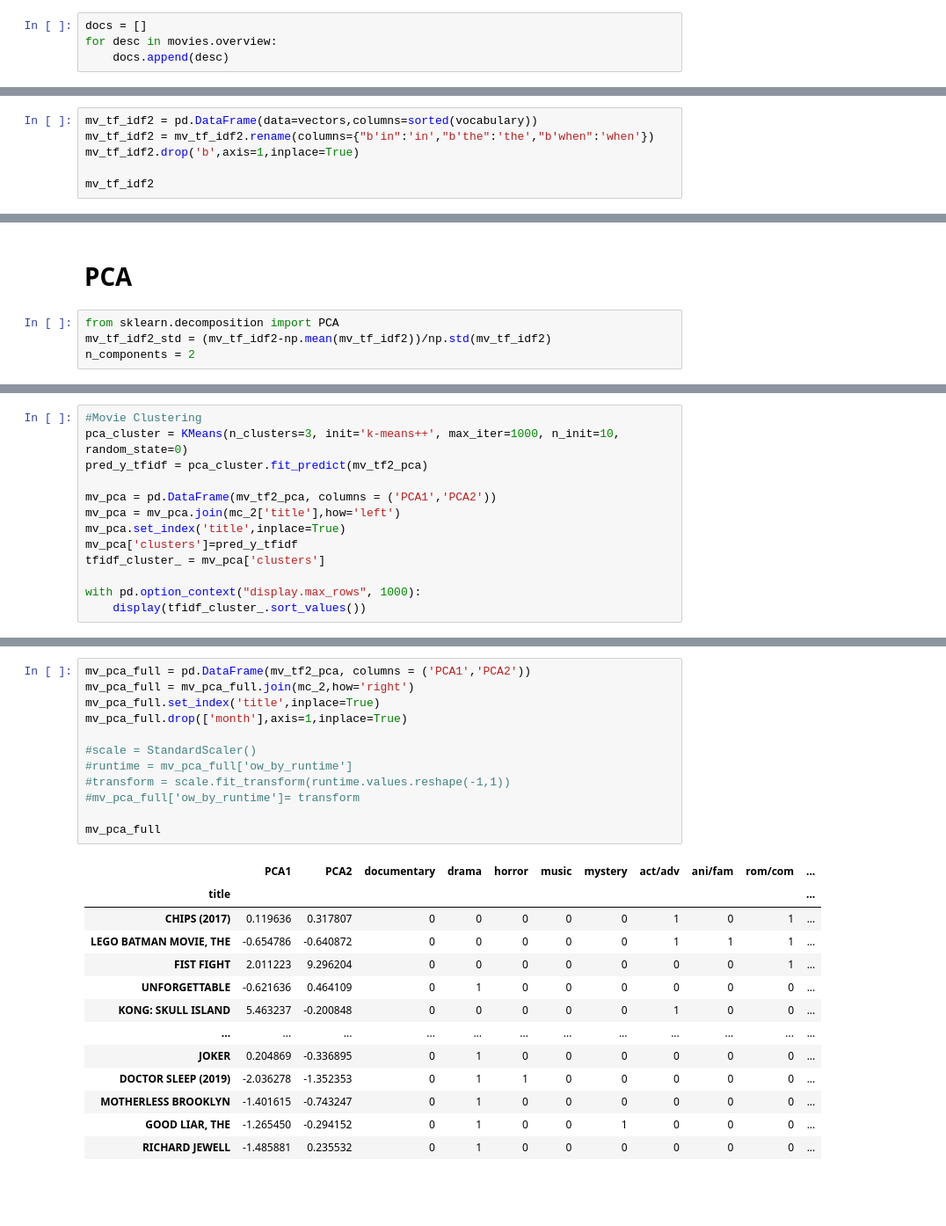
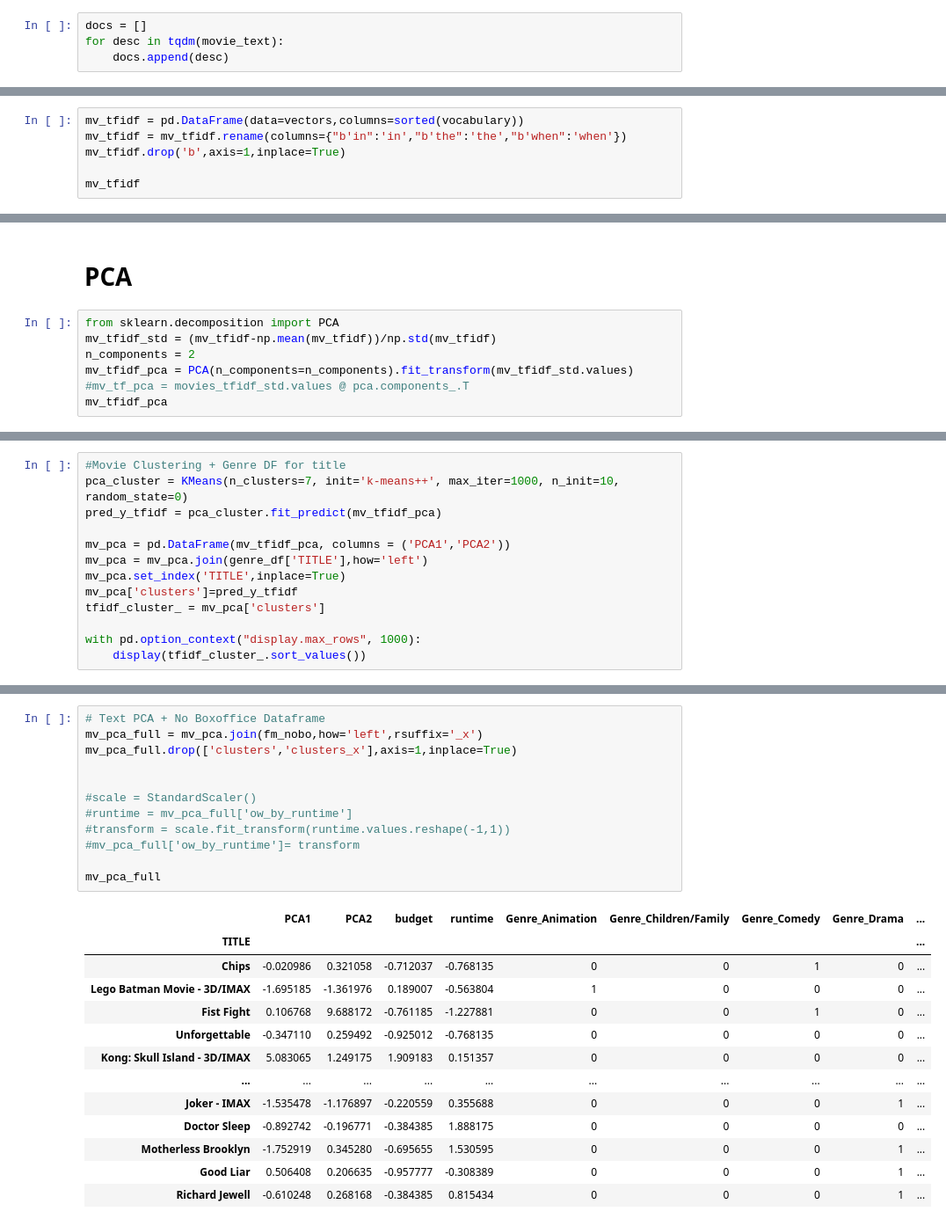
Before and after one commit to xazsanch/Identifiying-Over-and-Under-Performing-US-Movie-Theaters, a Jupyter notebook: over_under_theatres.ipynb, the cells around one changed output, grey strips where cells are left out. Shown at 88% size. Saved outputs shown, nothing was run; the diff lists cells and outputs as text; blank space fills up the shorter version.

```diff
--- a/over_under_theatres.ipynb
+++ b/over_under_theatres.ipynb
@@ -1292,6 +1398,6 @@ Name: overview, Length: 54, dtype: object
 # %%
 docs = []
-for desc in movies.overview:
+for desc in tqdm(movie_text):
     docs.append(desc)
 # %%
 # extracting bows
@@ -1410,9 +1516,9 @@ for i in range(len(docs)):
 # %% [output]
 'for i in range(len(docs)):\n    print("\n--- review: {}".format(docs[i]))\n    print("--- bow: {}".format(bows[i]))\n    print("--- tfidf vector: {}".format( vectors[i] ) )\n    print("--- tfidf sort ...
 # %%
-mv_tf_idf2 = pd.DataFrame(data=vectors,columns=sorted(vocabulary))
-mv_tf_idf2 = mv_tf_idf2.rename(columns={"b'in":'in',"b'the":'the',"b'when":'when'})
-mv_tf_idf2.drop('b',axis=1,inplace=True)
+mv_tfidf = pd.DataFrame(data=vectors,columns=sorted(vocabulary))
+mv_tfidf = mv_tfidf.rename(columns={"b'in":'in',"b'the":'the',"b'when":'when'})
+mv_tfidf.drop('b',axis=1,inplace=True)
 
-mv_tf_idf2
+mv_tfidf
 # %% [output]
@@ -1459,5 +1565,8 @@ print(document_tfidf_matrix.todense())
 # PCA
 # %%
 from sklearn.decomposition import PCA
-mv_tf_idf2_std = (mv_tf_idf2-np.mean(mv_tf_idf2))/np.std(mv_tf_idf2)
+mv_tfidf_std = (mv_tfidf-np.mean(mv_tfidf))/np.std(mv_tfidf)
 n_components = 2
+mv_tfidf_pca = PCA(n_components=n_components).fit_transform(mv_tfidf_std.values)
+#mv_tf_pca = movies_tfidf_std.values @ pca.components_.T
+mv_tfidf_pca
@@ -1503,11 +1627,11 @@ plot_elbow_sil(mv_tf2_pca,20)
 # %%
-#Movie Clustering
-pca_cluster = KMeans(n_clusters=3, init='k-means++', max_iter=1000, n_init=10, random_state=0)
-pred_y_tfidf = pca_cluster.fit_predict(mv_tf2_pca)
+#Movie Clustering + Genre DF for title
+pca_cluster = KMeans(n_clusters=7, init='k-means++', max_iter=1000, n_init=10, random_state=0)
+pred_y_tfidf = pca_cluster.fit_predict(mv_tfidf_pca)
 
-mv_pca = pd.DataFrame(mv_tf2_pca, columns = ('PCA1','PCA2'))
-mv_pca = mv_pca.join(mc_2['title'],how='left')
-mv_pca.set_index('title',inplace=True)
+mv_pca = pd.DataFrame(mv_tfidf_pca, columns = ('PCA1','PCA2'))
+mv_pca = mv_pca.join(genre_df['TITLE'],how='left')
+mv_pca.set_index('TITLE',inplace=True)
 mv_pca['clusters']=pred_y_tfidf
 tfidf_cluster_ = mv_pca['clusters']
 
@@ -1533,27 +1657,27 @@ FIST FIGHT                            2
 Name: clusters, dtype: int32
 # %%
-mv_pca_full = pd.DataFrame(mv_tf2_pca, columns = ('PCA1','PCA2'))
-mv_pca_full = mv_pca_full.join(mc_2,how='right')
-mv_pca_full.set_index('title',inplace=True)
-mv_pca_full.drop(['month'],axis=1,inplace=True)
+# Text PCA + No Boxoffice Dataframe
+mv_pca_full = mv_pca.join(fm_nobo,how='left',rsuffix='_x')
+mv_pca_full.drop(['clusters','clusters_x'],axis=1,inplace=True)
+
 
 #scale = StandardScaler()
 #runtime = mv_pca_full['ow_by_runtime']
 #transform = scale.fit_transform(runtime.values.reshape(-1,1))
 #mv_pca_full['ow_by_runtime']= transform
 
 mv_pca_full
 # %% [output]
-|  | PCA1 | PCA2 | documentary | drama | horror | music | mystery | act/adv | ani/fam | rom/com | ... |
-| title |  |  |  |  |  |  |  |  |  |  | ... |
-| CHIPS (2017) | 0.119636 | 0.317807 | 0 | 0 | 0 | 0 | 0 | 1 | 0 | 1 | ... |
-| LEGO BATMAN MOVIE, THE | -0.654786 | -0.640872 | 0 | 0 | 0 | 0 | 0 | 1 | 1 | 1 | ... |
-| FIST FIGHT | 2.011223 | 9.296204 | 0 | 0 | 0 | 0 | 0 | 0 | 0 | 1 | ... |
-| UNFORGETTABLE | -0.621636 | 0.464109 | 0 | 1 | 0 | 0 | 0 | 0 | 0 | 0 | ... |
-| KONG: SKULL ISLAND | 5.463237 | -0.200848 | 0 | 0 | 0 | 0 | 0 | 1 | 0 | 0 | ... |
-| ... | ... | ... | ... | ... | ... | ... | ... | ... | ... | ... | ... |
-| JOKER | 0.204869 | -0.336895 | 0 | 1 | 0 | 0 | 0 | 0 | 0 | 0 | ... |
-| DOCTOR SLEEP (2019) | -2.036278 | -1.352353 | 0 | 1 | 1 | 0 | 0 | 0 | 0 | 0 | ... |
-| MOTHERLESS BROOKLYN | -1.401615 | -0.743247 | 0 | 1 | 0 | 0 | 0 | 0 | 0 | 0 | ... |
-| GOOD LIAR, THE | -1.265450 | -0.294152 | 0 | 1 | 0 | 0 | 1 | 0 | 0 | 0 | ... |
-| RICHARD JEWELL | -1.485881 | 0.235532 | 0 | 1 | 0 | 0 | 0 | 0 | 0 | 0 | ... |
+|  | PCA1 | PCA2 | budget | runtime | Genre_Animation | Genre_Children/Family | Genre_Comedy | Genre_Drama | ... |
+| TITLE |  |  |  |  |  |  |  |  | ... |
+| Chips | -0.020986 | 0.321058 | -0.712037 | -0.768135 | 0 | 0 | 1 | 0 | ... |
+| Lego Batman Movie - 3D/IMAX | -1.695185 | -1.361976 | 0.189007 | -0.563804 | 1 | 0 | 0 | 0 | ... |
+| Fist Fight | 0.106768 | 9.688172 | -0.761185 | -1.227881 | 0 | 0 | 1 | 0 | ... |
+| Unforgettable | -0.347110 | 0.259492 | -0.925012 | -0.768135 | 0 | 0 | 0 | 0 | ... |
+| Kong: Skull Island - 3D/IMAX | 5.083065 | 1.249175 | 1.909183 | 0.151357 | 0 | 0 | 0 | 0 | ... |
+| ... | ... | ... | ... | ... | ... | ... | ... | ... | ... |
+| Joker - IMAX | -1.535478 | -1.176897 | -0.220559 | 0.355688 | 0 | 0 | 0 | 1 | ... |
+| Doctor Sleep | -0.892742 | -0.196771 | -0.384385 | 1.888175 | 0 | 0 | 0 | 0 | ... |
+| Motherless Brooklyn | -1.752919 | 0.345280 | -0.695655 | 1.530595 | 0 | 0 | 0 | 1 | ... |
+| Good Liar | 0.506408 | 0.206635 | -0.957777 | -0.308389 | 0 | 0 | 0 | 1 | ... |
+| Richard Jewell | -0.610248 | 0.268168 | -0.384385 | 0.815434 | 0 | 0 | 0 | 1 | ... |
```
Also changed, not shown: parts of 89 cells of this notebook.
